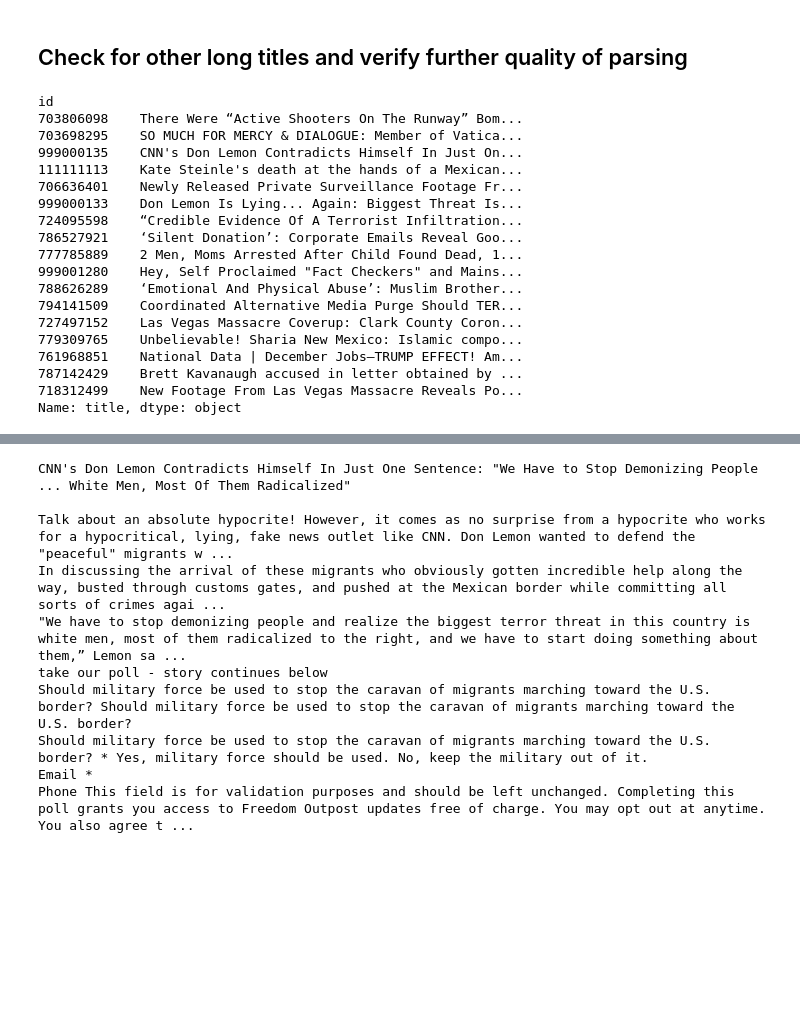
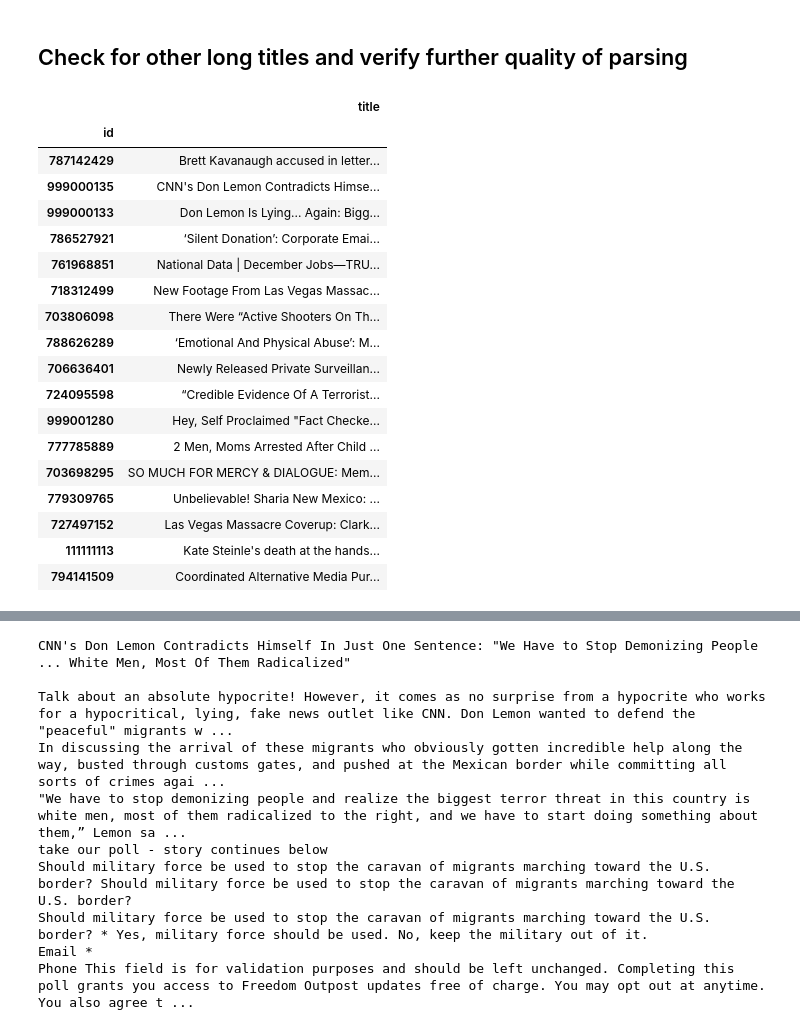
Before and after one commit to JdbermeoUZH/policy-framing, a Jupyter notebook: documentation/analyses/content and structure of documents.ipynb, the cells around one changed output, grey strips where cells are left out. Drawn from its saved outputs; the diff is of its cells as text; code cells hidden in the pictures; blank space fills up the shorter version.

```diff
--- a/documentation/analyses/content and structure of documents.ipynb
+++ b/documentation/analyses/content and structure of documents.ipynb
@@ -265,27 +300,27 @@ Russian articles are well parsed and usually a breakline indicates the presence
 # %% [markdown]
 ## Check for other long titles and verify further quality of parsing
 # %%
-semeval_data.df.title[semeval_data.df.title.str.len().between(120, max_title_length)]
+pd.DataFrame(semeval_data.df.title[semeval_data.df.title.str.len().between(120, max_title_length)])
 # %% [output]
-id
-703806098    There Were “Active Shooters On The Runway” Bom...
-703698295    SO MUCH FOR MERCY & DIALOGUE: Member of Vatica...
-999000135    CNN's Don Lemon Contradicts Himself In Just On...
-111111113    Kate Steinle's death at the hands of a Mexican...
-706636401    Newly Released Private Surveillance Footage Fr...
-999000133    Don Lemon Is Lying... Again: Biggest Threat Is...
-724095598    “Credible Evidence Of A Terrorist Infiltration...
-786527921    ‘Silent Donation’: Corporate Emails Reveal Goo...
-777785889    2 Men, Moms Arrested After Child Found Dead, 1...
-999001280    Hey, Self Proclaimed "Fact Checkers" and Mains...
-788626289    ‘Emotional And Physical Abuse’: Muslim Brother...
-794141509    Coordinated Alternative Media Purge Should TER...
-727497152    Las Vegas Massacre Coverup: Clark County Coron...
-779309765    Unbelievable! Sharia New Mexico: Islamic compo...
-761968851    National Data | December Jobs—TRUMP EFFECT! Am...
-787142429    Brett Kavanaugh accused in letter obtained by ...
-718312499    New Footage From Las Vegas Massacre Reveals Po...
-Name: title, dtype: object
+|  | title |
+| id |  |
+| 787142429 | Brett Kavanaugh accused in letter... |
+| 999000135 | CNN's Don Lemon Contradicts Himse... |
+| 999000133 | Don Lemon Is Lying... Again: Bigg... |
+| 786527921 | ‘Silent Donation’: Corporate Emai... |
+| 761968851 | National Data | December Jobs—TRU... |
+| 718312499 | New Footage From Las Vegas Massac... |
+| 703806098 | There Were “Active Shooters On Th... |
+| 788626289 | ‘Emotional And Physical Abuse’: M... |
+| 706636401 | Newly Released Private Surveillan... |
+| 724095598 | “Credible Evidence Of A Terrorist... |
+| 999001280 | Hey, Self Proclaimed "Fact Checke... |
+| 777785889 | 2 Men, Moms Arrested After Child ... |
+| 703698295 | SO MUCH FOR MERCY & DIALOGUE: Mem... |
+| 779309765 | Unbelievable! Sharia New Mexico: ... |
+| 727497152 | Las Vegas Massacre Coverup: Clark... |
+| 111111113 | Kate Steinle's death at the hands... |
+| 794141509 | Coordinated Alternative Media Pur... |
 # %%
 semeval_data.df.title[999000135]
 # %% [output]
```
Also changed, not shown: parts of 20 cells of this notebook, 1 other file.
